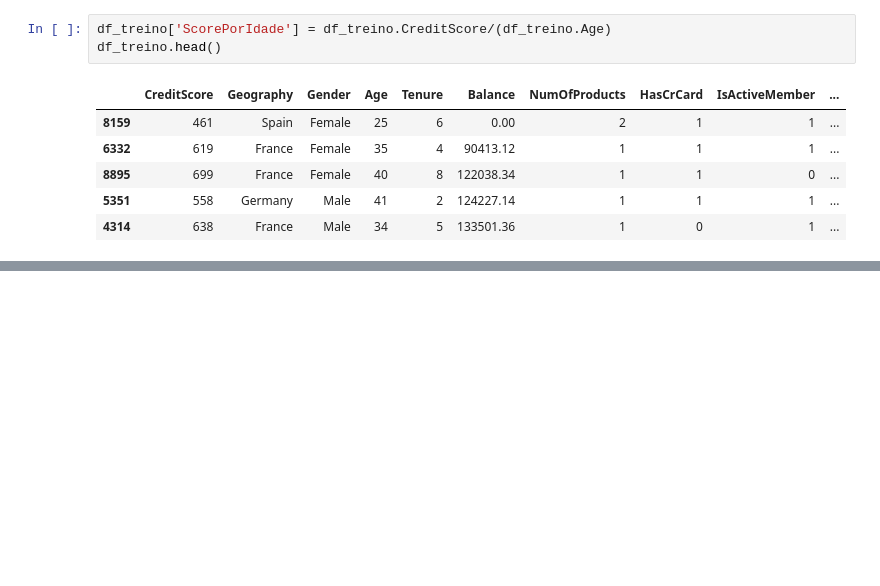
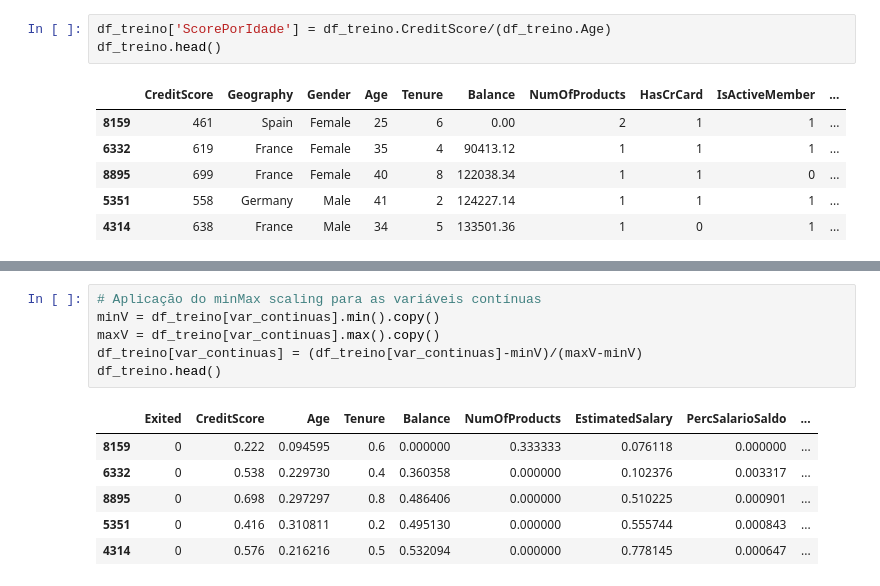
Before and after one commit to lucas-sls/Prevendo_churn_clientes, a Jupyter notebook: Análise e previsão do Churn de clientes em um banco.ipynb, the cells around one changed output, grey strips where cells are left out. Saved outputs shown, nothing was run; the diff lists cells and outputs as text; blank space fills up the shorter version.

```diff
--- a/Análise e previsão do Churn de clientes em um banco.ipynb
+++ b/Análise e previsão do Churn de clientes em um banco.ipynb
@@ -255,0 +300,13 @@ df_treino.head()
+# %%
+# Aplicação do minMax scaling para as variáveis contínuas
+minV = df_treino[var_continuas].min().copy()
+maxV = df_treino[var_continuas].max().copy()
+df_treino[var_continuas] = (df_treino[var_continuas]-minV)/(maxV-minV)
+df_treino.head()
+# %% [output]
+|  | Exited | CreditScore | Age | Tenure | Balance | NumOfProducts | EstimatedSalary | PercSalarioSaldo | ... |
+| 8159 | 0 | 0.222 | 0.094595 | 0.6 | 0.000000 | 0.333333 | 0.076118 | 0.000000 | ... |
+| 6332 | 0 | 0.538 | 0.229730 | 0.4 | 0.360358 | 0.000000 | 0.102376 | 0.003317 | ... |
+| 8895 | 0 | 0.698 | 0.297297 | 0.8 | 0.486406 | 0.000000 | 0.510225 | 0.000901 | ... |
+| 5351 | 0 | 0.416 | 0.310811 | 0.2 | 0.495130 | 0.000000 | 0.555744 | 0.000843 | ... |
+| 4314 | 0 | 0.576 | 0.216216 | 0.5 | 0.532094 | 0.000000 | 0.778145 | 0.000647 | ... |
```
Also changed, not shown: parts of 8 cells of this notebook.
